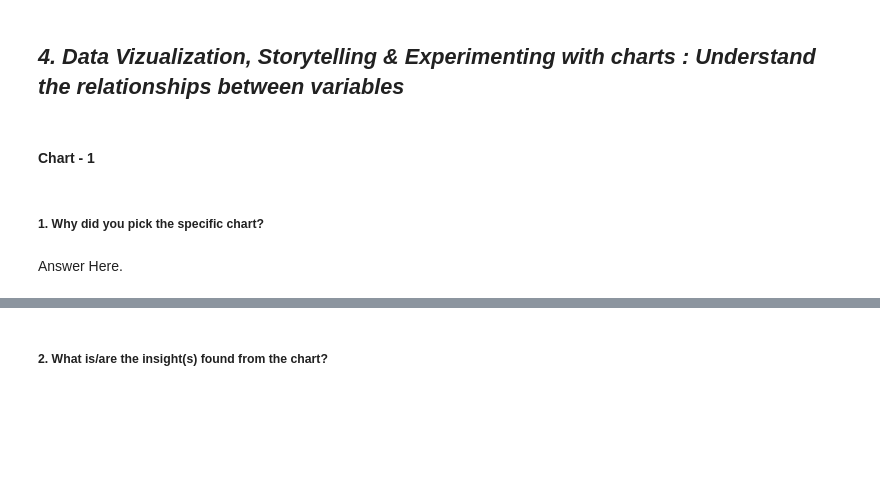
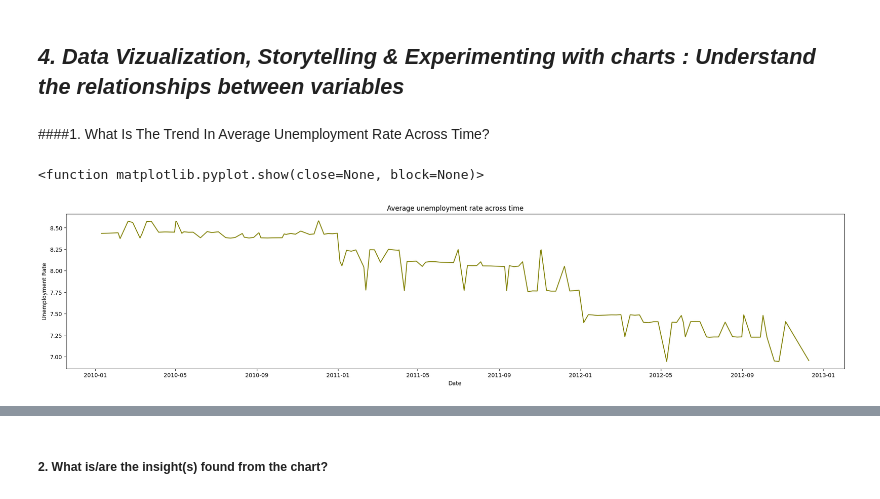
Before and after one commit to Ayushx29/Integrated-Retail-Analytics-for-Store-Optimization, a Jupyter notebook: Integrated_Retail_Analytics_For_Store_Optimization_.ipynb, the cells around one changed output, grey strips where cells are left out. Cells and saved outputs as stored; diff of their text form; code cells hidden in the pictures; blank space fills up the shorter version.

```diff
--- a/Integrated_Retail_Analytics_For_Store_Optimization_.ipynb
+++ b/Integrated_Retail_Analytics_For_Store_Optimization_.ipynb
@@ -103,3 +109,8 @@ M - Multivariate Analysis
+# %%
+# Load Dataset
+feature_df=pd.read_csv("/content/drive/MyDrive/AlmaBetter Masters Projects/Integrated Retail Analytics AML/Retail Datsets/Features data set.csv")
+sales_df=pd.read_csv("/content/drive/MyDrive/AlmaBetter Masters Projects/Integrated Retail Analytics AML/Retail Datsets/sales data-set.csv")
+store_df=pd.read_csv("/content/drive/MyDrive/AlmaBetter Masters Projects/Integrated Retail Analytics AML/Retail Datsets/stores data-set.csv")
 # %% [markdown]
 ### Dataset First View
 # %%
@@ -112,0 +229,9 @@ M - Multivariate Analysis
+# %%
+# Change date format
+feature_df['Date'] = pd.to_datetime(feature_df['Date'], format = 'mixed')
+sales_df['Date'] = pd.to_datetime(sales_df['Date'], format = 'mixed')
+# %%
+# Merge different datasets
+df = pd.merge(sales_df, feature_df, how = 'left', on = ['Store','Date','IsHoliday']) # merging sales and features by left since there are more rows for sales
+df_new = pd.merge(df, store_df, how = 'left', on = 'Store') #merge df and df_stores by left to keep all the columns and rows
+df_new = df_new.fillna(0)
@@ -153,4 +345,2 @@ Answer Here.
 # %% [markdown]
 ## ***4. Data Vizualization, Storytelling & Experimenting with charts : Understand the relationships between variables***
-# %% [markdown]
-#### Chart - 1
@@ -159,4 +347,14 @@ Answer Here.
-# %% [markdown]
-##### 1. Why did you pick the specific chart?
-# %% [markdown]
-Answer Here.
+# %% [markdown]
+####1. What Is The Trend In Average Unemployment Rate Across Time?
+# %%
+# Chart - 1 visualization code
+unn_across_time = df_new.groupby(by = ['Date'], as_index= False)['Unemployment'].mean() # average rate of unemployment each date for all the different outlets
+plt.figure(figsize = (25,5))
+plt.plot(unn_across_time.Date, unn_across_time.Unemployment,color="olive")
+plt.xlabel("Date")
+plt.ylabel("Unemployment Rate")
+plt.title("Average unemployment rate across time")
+plt.show
+# %% [output]
+<function matplotlib.pyplot.show(close=None, block=None)>
+[figure, added]
```
Also changed, not shown: parts of 110 cells of this notebook.
